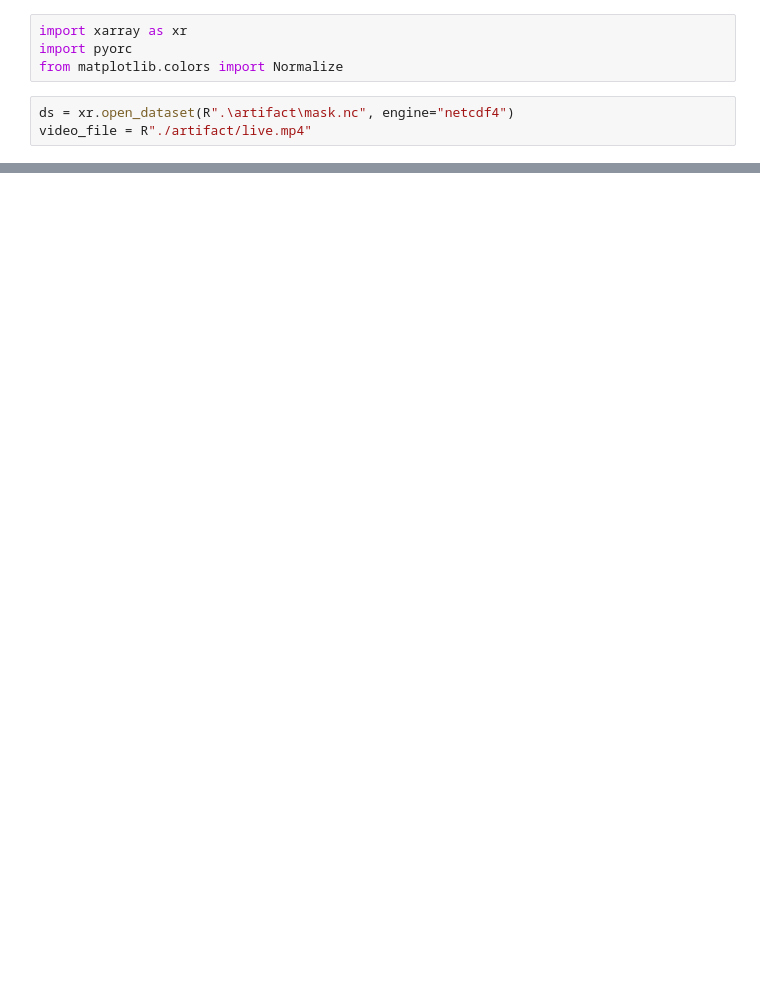
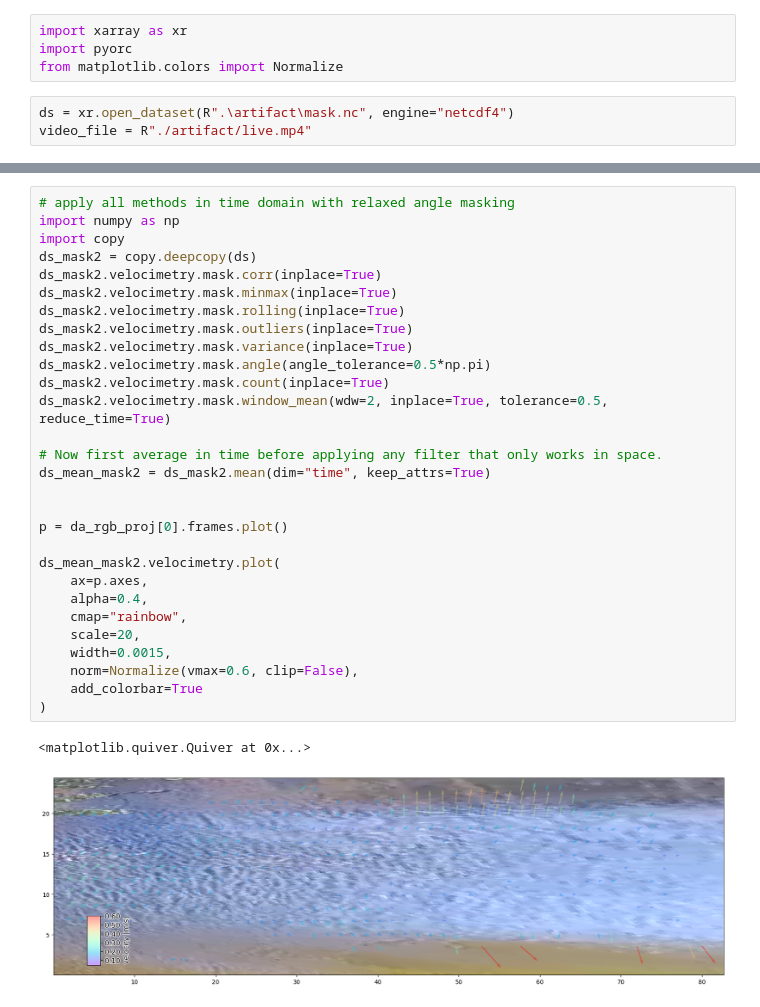
Before and after one commit to Willippe00/BenchRiverCam, a Jupyter notebook: FrameWork/pyopenrivercam/liveMatapedia/3-Immersiveplotting.ipynb, the cells around one changed output, grey strips where cells are left out. Saved outputs shown, nothing was run; the diff lists cells and outputs as text; blank space fills up the shorter version.

```diff
--- a/FrameWork/pyopenrivercam/liveMatapedia/3-Immersiveplotting.ipynb
+++ b/FrameWork/pyopenrivercam/liveMatapedia/3-Immersiveplotting.ipynb
@@ -36,0 +37,32 @@ ds_mean.velocimetry.plot(
+# %%
+# apply all methods in time domain with relaxed angle masking
+import numpy as np
+import copy
+ds_mask2 = copy.deepcopy(ds)
+ds_mask2.velocimetry.mask.corr(inplace=True)
+ds_mask2.velocimetry.mask.minmax(inplace=True)
+ds_mask2.velocimetry.mask.rolling(inplace=True)
+ds_mask2.velocimetry.mask.outliers(inplace=True)
+ds_mask2.velocimetry.mask.variance(inplace=True)
+ds_mask2.velocimetry.mask.angle(angle_tolerance=0.5*np.pi)
+ds_mask2.velocimetry.mask.count(inplace=True)
+ds_mask2.velocimetry.mask.window_mean(wdw=2, inplace=True, tolerance=0.5, reduce_time=True)
+
+# Now first average in time before applying any filter that only works in space.
+ds_mean_mask2 = ds_mask2.mean(dim="time", keep_attrs=True)
+
+
+p = da_rgb_proj[0].frames.plot()
+
+ds_mean_mask2.velocimetry.plot(
+    ax=p.axes,
+    alpha=0.4,
+    cmap="rainbow",
+    scale=20,
+    width=0.0015,
+    norm=Normalize(vmax=0.6, clip=False),
+    add_colorbar=True
+)
+# %% [output]
+<matplotlib.quiver.Quiver at 0x...>
+[figure, added]
```
Also changed, not shown: parts of 2 cells of this notebook, 2 other files.
